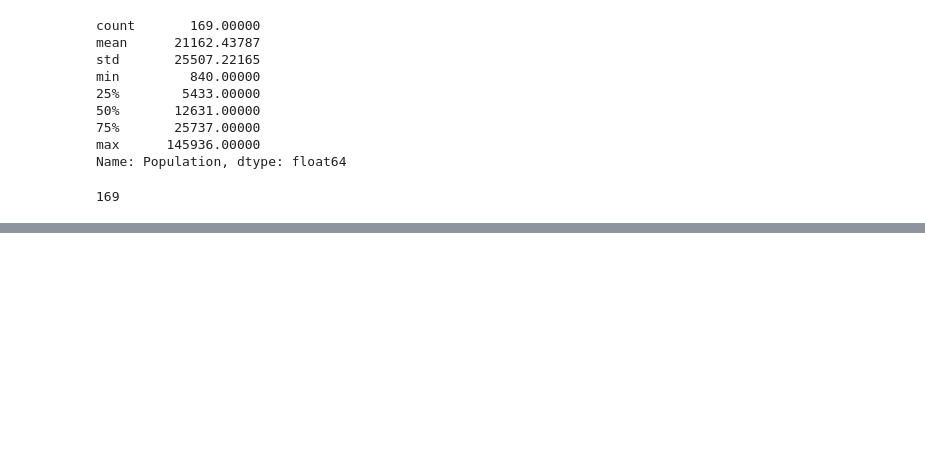
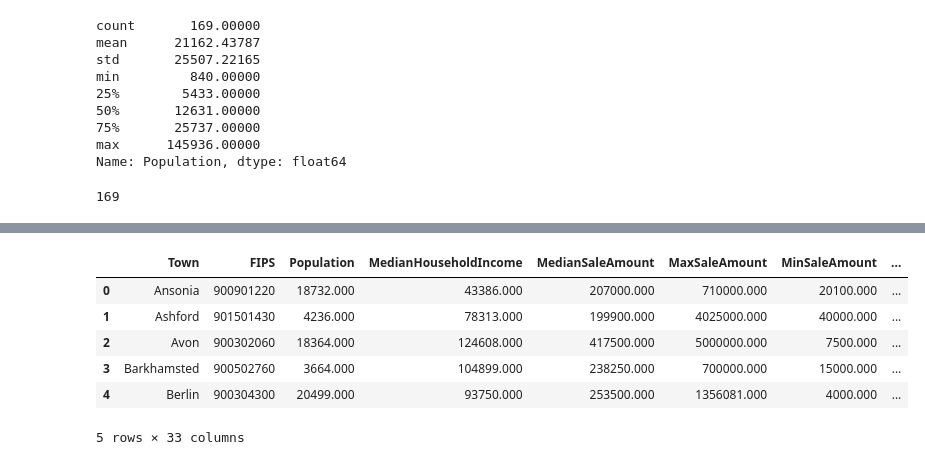
Before and after one commit to jamiekasulis/ct_real_estate_sales, a Jupyter notebook: Data Exploration.ipynb, the cells around one changed output, grey strips where cells are left out. Cells and saved outputs as stored; diff of their text form; code cells hidden in the pictures; blank space fills up the shorter version.

```diff
--- a/Data Exploration.ipynb
+++ b/Data Exploration.ipynb
@@ -874,0 +911,3 @@ len(tiny_town) + len(small_town) + len(medium_town) + len(large_town)
+# %%
+town_df_recovery = town_df_recovery.merge(right= ct_towns_recovered_sales[['Town', '2015PctOfPreRecessionMean', '2016PctOfPreRecessionMean']],
+                      on = 'Town')
@@ -874,0 +999,39 @@ len(tiny_town) + len(small_town) + len(medium_town) + len(large_town)
+# %%
+def calculate_saleamount_pct_recovery(df):
+    """
+    Returns a copy of df with columns '2015PctOfPreRecessionSaleAmount' and '2016PctOfPreRecessionSaleAmount',
+    which are equal to 2015 median sale amount / mean pre recession sale amount
+    """
+    new_df = df.copy()
+    new_df['2015PctOfPreRecessionSaleAmount'] = new_df[2015] / new_df['MeanPreRecessionSaleAmount']
+    new_df['2016PctOfPreRecessionSaleAmount'] = new_df[2016] / new_df['MeanPreRecessionSaleAmount']
+
+    return new_df
+# %%
+def sale_amount_recovery_dataframe():
+    """
+    Returns a dataframe that includes a time series of each town's median sale amount, MIN_YEAR to MAX_YEAR,
+    as well as three additional columns to calculate the mean sale amount pre-recession, and the 2015- and 2016
+    recovery rates.
+
+    Uses two helpe functions: calculate_saleamount_pct_recovery() and calculate_mean_pre_recession_sale_amount.
+    Also uses a copy of a global variable called saleamount_ts_all, because the function that produces this variable
+    takes a long time to run.
+    """
+    sale_data = saleamount_ts_all.copy()
+    sale_data['Town'] = sale_data.index
+    return calculate_saleamount_pct_recovery(calculate_mean_pre_recession_sale_amount(sale_data))
+# %%
+# Now join this info with town_df_recovery
+sale_recovery = sale_amount_recovery_dataframe()
+town_df_recovery = town_df_recovery.merge(right=sale_recovery, on="Town")
+# %%
+town_df_recovery.head()
+# %% [output]
+|  | Town | FIPS | Population | MedianHouseholdIncome | MedianSaleAmount | MaxSaleAmount | MinSaleAmount | ... |
+| 0 | Ansonia | 900901220 | 18732.000 | 43386.000 | 207000.000 | 710000.000 | 20100.000 | ... |
+| 1 | Ashford | 901501430 | 4236.000 | 78313.000 | 199900.000 | 4025000.000 | 40000.000 | ... |
+| 2 | Avon | 900302060 | 18364.000 | 124608.000 | 417500.000 | 5000000.000 | 7500.000 | ... |
+| 3 | Barkhamsted | 900502760 | 3664.000 | 104899.000 | 238250.000 | 700000.000 | 15000.000 | ... |
+| 4 | Berlin | 900304300 | 20499.000 | 93750.000 | 253500.000 | 1356081.000 | 4000.000 | ... |
+5 rows × 33 columns
```
Also changed, not shown: parts of 22 cells of this notebook.
